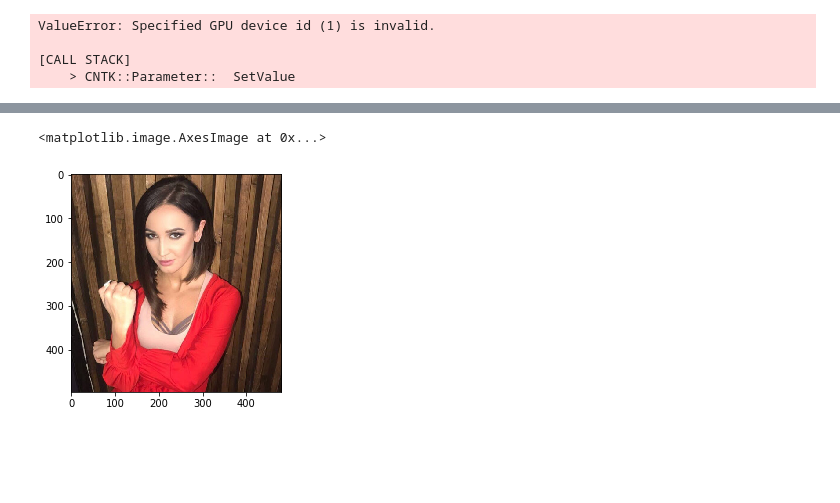
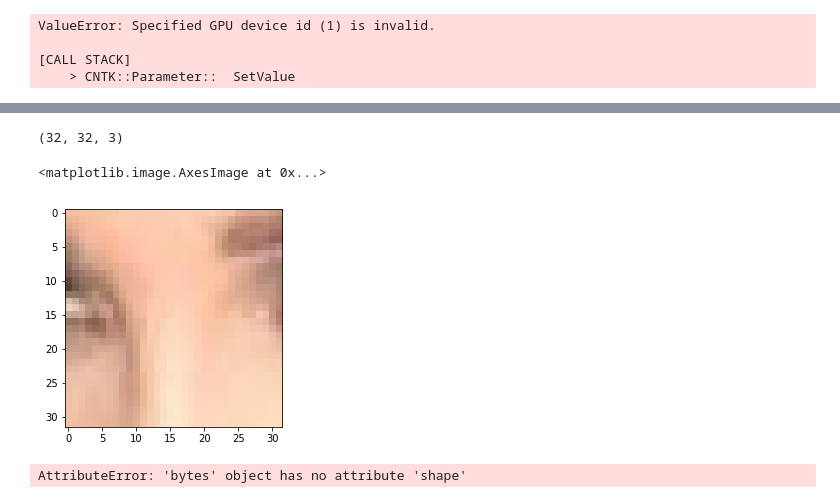
Before and after one commit to AnatoliyAksenov/imcorrdetect, a Jupyter notebook: sandbox.ipynb, the cells around one changed output, grey strips where cells are left out. Cells and saved outputs as stored; diff of their text form; code cells hidden in the pictures; blank space fills up the shorter version.

```diff
--- a/sandbox.ipynb
+++ b/sandbox.ipynb
@@ -147,0 +156,7 @@ import matplotlib.pyplot as plt
+# %%
+arr = []
+for x in range(0,480, 32):
+
+    for y in range(0, 497, 32):
+        tmp = img.crop(box=(x, y, x + 32, y + 32))
+        arr.append(tmp)
@@ -148,5 +176,14 @@ import matplotlib.pyplot as plt
+# %%
+imx = np.array(arr[100])
+imx.shape
+# %% [output]
+(32, 32, 3)
 # %%
-plt.imshow(img[:])
+plt.imshow(imx)
 # %% [output]
 <matplotlib.image.AxesImage at 0x...>
-[figure, old version]
+[figure, new version]
+# %%
+img.tobytes().shape
+# %% [output]
+AttributeError: 'bytes' object has no attribute 'shape'
```
Also changed, not shown: parts of 18 cells of this notebook, 8 other files.
